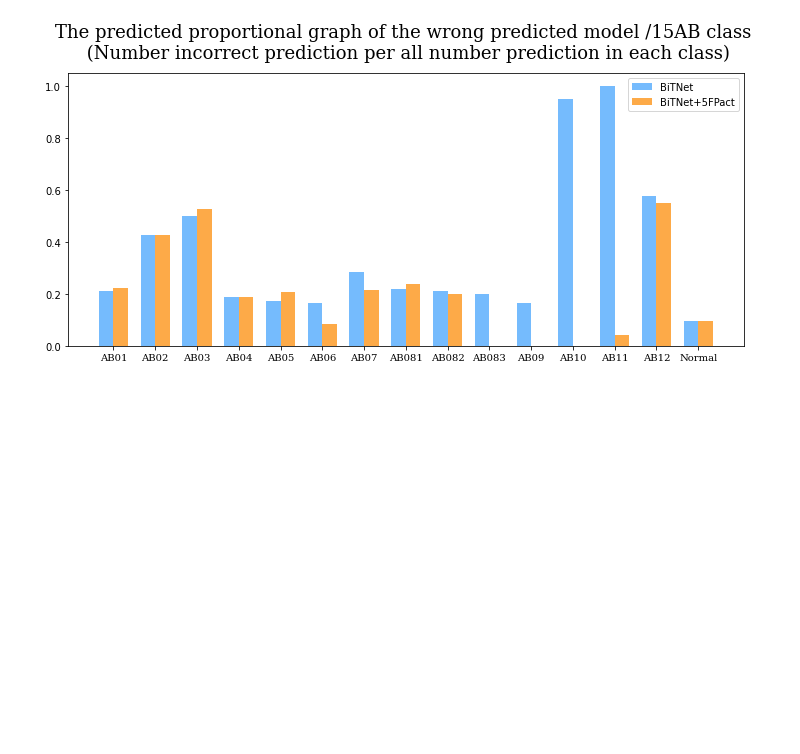
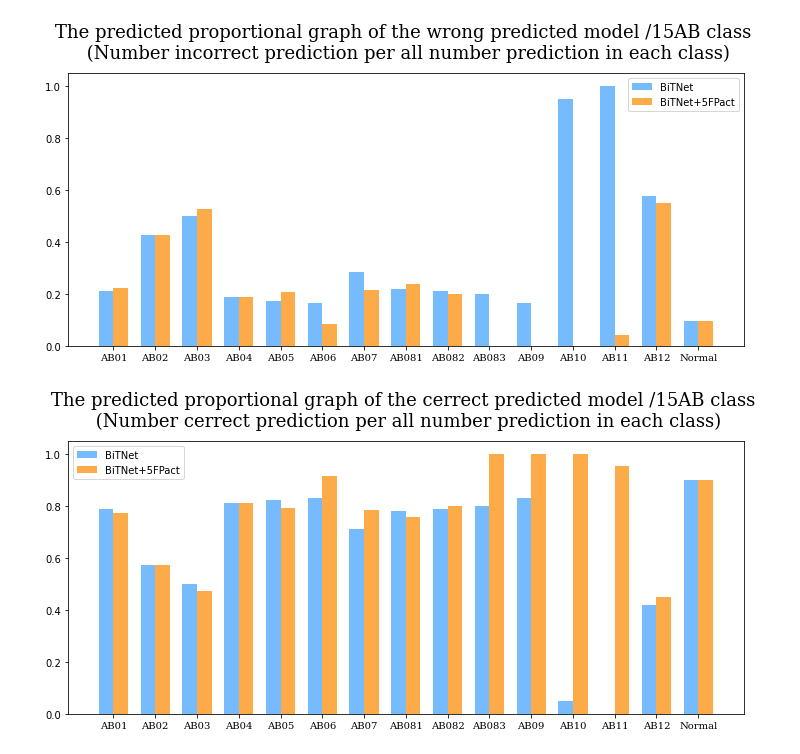
Before and after one commit to Peckkie/Experiment_Evaluation_CCA, a Jupyter notebook: PlotGraph_IncerrectPrediction_byBiTNetModel.ipynb, the cells around one changed output. Saved outputs shown, nothing was run; the diff lists cells and outputs as text; code cells hidden in the pictures; blank space fills up the shorter version.

```diff
--- a/PlotGraph_IncerrectPrediction_byBiTNetModel.ipynb
+++ b/PlotGraph_IncerrectPrediction_byBiTNetModel.ipynb
@@ -260,6 +325,14 @@ df
 class_ = df['15AB_predict'].tolist()
 none = df['None'].tolist()
 act = df['FPact'].tolist()
+# %%
+none_cerrect =[]
+for i in none:
+    none_cerrect.append(1-i)
+
+act_cerrect =[]
+for i in act:
+    act_cerrect.append(1-i)
 # %%
 import matplotlib.pyplot as plt
 import numpy as np
@@ -289,0 +361,25 @@ plt.show()
+# %%
+import matplotlib.pyplot as plt
+import numpy as np
+
+labels = class_
+none = none_cerrect
+act = act_cerrect
+x = np.arange(len(labels))  # the label locations
+width = 0.35  # the width of the bars
+
+fig, ax = plt.subplots(figsize=(10, 5))
+rects1 = ax.bar(x - width/2, none, width, color=['#75bbfd'], label='BiTNet') #color= '#75bbfd'
+rects2 = ax.bar(x + width/2, act, width, color=['#fdaa48'], label='BiTNet+5FPact') #color= '#ffb07c'
+
+ax.set_xticks(x)
+# ax.set_xticklabels(labels)
+ax.set_xticklabels(labels, fontdict=font)
+
+plt.title('The predicted proportional graph of the cerrect predicted model /15AB class \n (Number cerrect prediction per all number prediction in each class)',fontsize=18, fontdict=font, pad=15)
+ax.legend()
+fig.tight_layout()
+
+plt.show()
+# %% [output]
+[figure, added]
```
Also changed, not shown: parts of 5 cells of this notebook.
